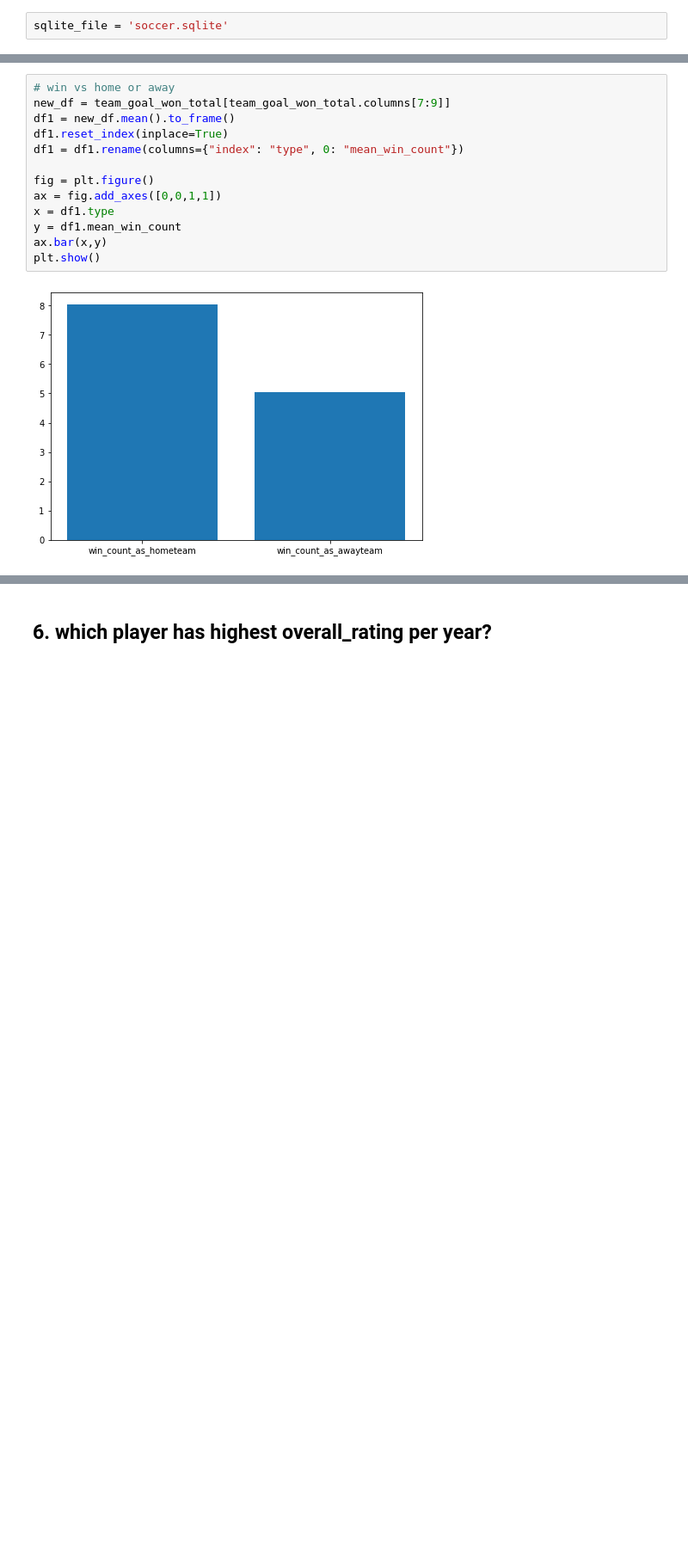
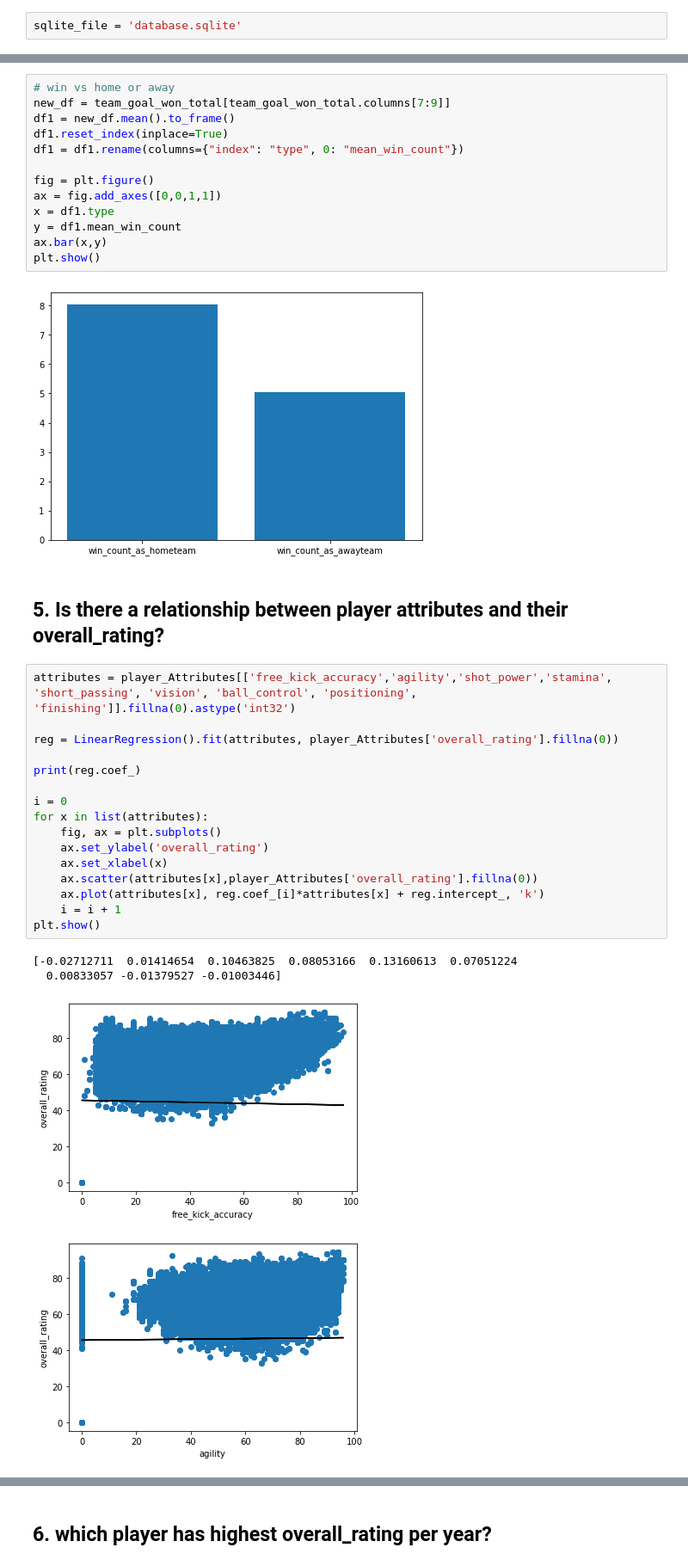
Before and after one commit to Hyej-Kim/cmsc320Final, a Jupyter notebook: cmsc320Final.ipynb, the cells around one changed output, grey strips where cells are left out. Shown at 86% size. Saved outputs shown, nothing was run; the diff lists cells and outputs as text; blank space fills up the shorter version.

```diff
--- a/cmsc320Final.ipynb
+++ b/cmsc320Final.ipynb
@@ -39,5 +46,5 @@ import sqlite3
 # %%
-sqlite_file = 'soccer.sqlite'
+sqlite_file = 'database.sqlite'
 # %%
 conn = sqlite3.connect(sqlite_file)    # connect to the database
 # %%
@@ -1151,3 +1156,26 @@ ax.bar(x,y)
 plt.show()
 # %% [output]
 [figure]
+# %% [markdown]
+## 5. Is there a relationship between player attributes and their overall_rating?
+# %%
+attributes = player_Attributes[['free_kick_accuracy','agility','shot_power','stamina', 'short_passing', 'vision', 'ball_control', 'positioning', 'finishing']].fillna(0).astype('int32')
+
+reg = LinearRegression().fit(attributes, player_Attributes['overall_rating'].fillna(0))
+
+print(reg.coef_)
+
+i = 0
+for x in list(attributes):
+    fig, ax = plt.subplots()
+    ax.set_ylabel('overall_rating')
+    ax.set_xlabel(x)
+    ax.scatter(attributes[x],player_Attributes['overall_rating'].fillna(0))
+    ax.plot(attributes[x], reg.coef_[i]*attributes[x] + reg.intercept_, 'k')
+    i = i + 1
+plt.show()
+# %% [output]
+[-0.02712711  0.01414654  0.10463825  0.08053166  0.13160613  0.07051224
+  0.00833057 -0.01379527 -0.01003446]
+[figure, added]
+[figure, added]
```
Also changed, not shown: parts of 6 cells of this notebook, 1 other file.
